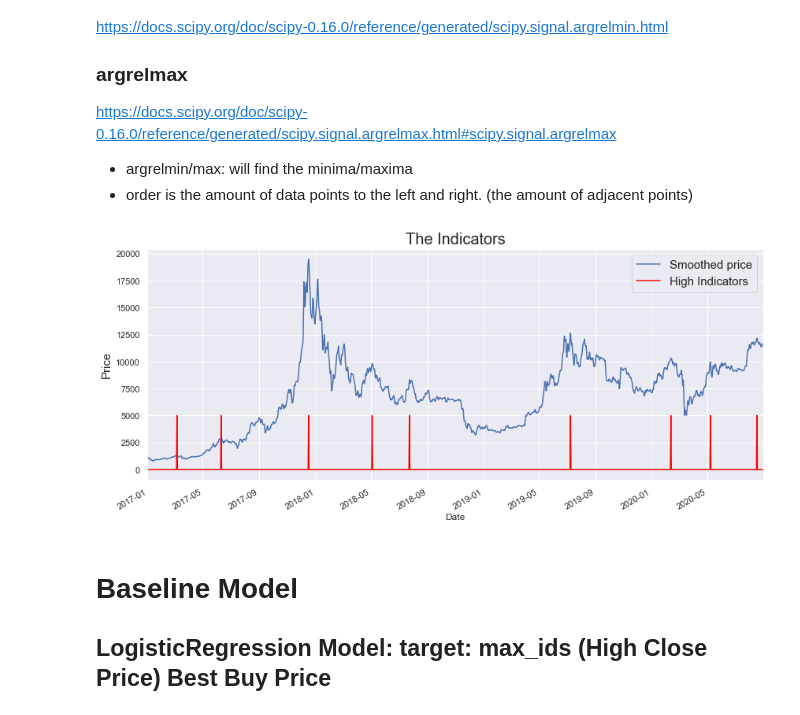
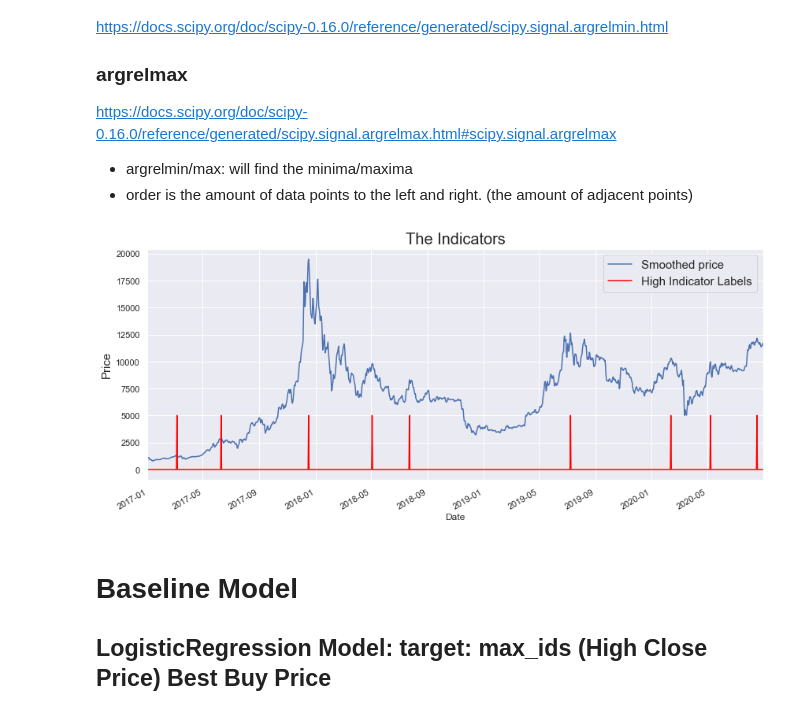
Before and after one commit to anhbiphan/Project_Bitcoin, a Jupyter notebook: BTC-USD_High_Preds.ipynb, the cells around one changed output. Cells and saved outputs as stored; diff of their text form; code cells hidden in the pictures.

```diff
--- a/BTC-USD_High_Preds.ipynb
+++ b/BTC-USD_High_Preds.ipynb
@@ -152,12 +132,12 @@ bitcoin[max_ids].iloc[max_id] = 1
 # %%
 plt.figure(figsize=(14,6))
 bitcoin.smooth.plot(label='Smoothed price')
-(5000*bitcoin.max_ids).plot(color='red', label='High Indicators')
+(5000*bitcoin.max_ids).plot(color='red', label='High Indicator Labels')
 plt.title('The Indicators', fontsize=20)
 plt.ylabel('Price', fontsize=15)
 plt.legend(fontsize=15);
 # %% [output]
-[figure, old version]
+[figure, new version]
 # %% [markdown]
 # Baseline Model
 ## LogisticRegression Model: target: max_ids (High Close Price) Best Buy Price
```
Also changed, not shown: parts of 8 cells of this notebook.
